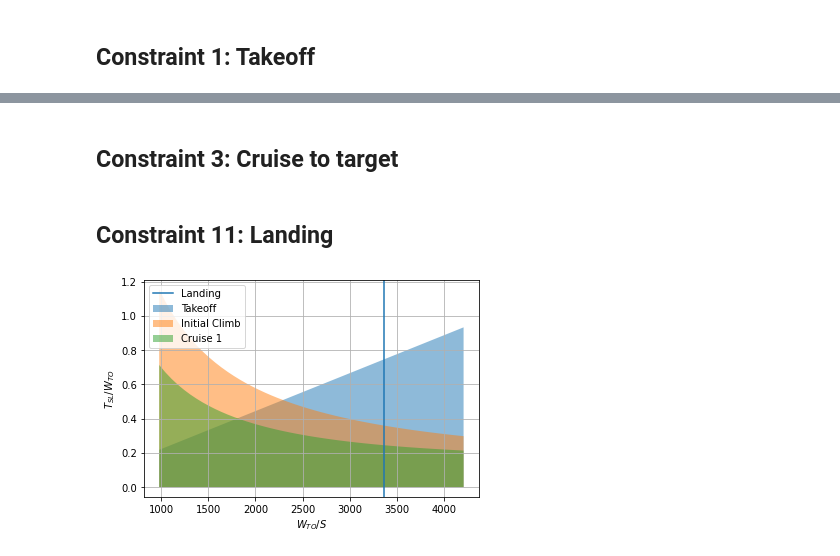
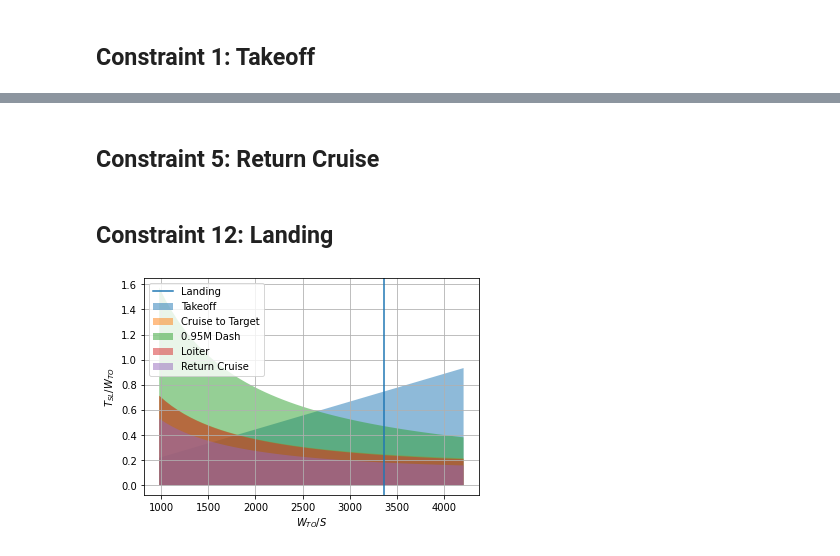
Before and after one commit to SamJBerry/20TTC010, a Jupyter notebook: notebooks/constraint_analysis.ipynb, the cells around one changed output, grey strips where cells are left out. Drawn from its saved outputs; the diff is of its cells as text; code cells hidden in the pictures.

Commit message:
Add only necessary constraints

```diff
--- a/notebooks/constraint_analysis.ipynb
+++ b/notebooks/constraint_analysis.ipynb
@@ -76,7 +76,7 @@ df['T/W_0'] = beta**2/alpha * k_LO**2 / (s_G*g*rho*C_L_max_TO) * df['W/S']
 # %%
-beta = mission_data["Beta"][1]
-alpha = 0.7
-q = 19616
-V = mission_data["Speed"][1] * 343  #TODO Change for altitude
+beta = mission_data["Beta"][2]
+alpha = 0.6
+q = 10322.25
 k_1 = 0.085
-df['T/W_1'] = beta/alpha * ((C_D_0)/(beta/q*df['W/S']) + k_1*beta/q*df['W/S'] + 1/V)
+
+df['T/W_1'] = beta/alpha * ((C_D_0)/(beta/q*df['W/S']) + k_1*beta/q*df['W/S'])
@@ -82,0 +85,7 @@ df['T/W_1'] = beta/alpha * ((C_D_0)/(beta/q*df['W/S']) + k_1*beta/q*df['W/S'] +
+# %%
+beta = mission_data["Beta"][5]
+alpha = 0.6
+q = 23134
+k_1 = 0.085
+
+df['T/W_2'] = beta/alpha * ((C_D_0)/(beta/q*df['W/S']) + k_1*beta/q*df['W/S'])
@@ -83,14 +94,19 @@ df['T/W_1'] = beta/alpha * ((C_D_0)/(beta/q*df['W/S']) + k_1*beta/q*df['W/S'] +
+# %%
+beta = mission_data["Beta"][3]
+alpha = 0.6
+q = 10332.25
+k_1 = 0.085
+df['T/W_3'] = beta/alpha * ((C_D_0)/(beta/q*df['W/S']) + k_1*beta/q*df['W/S'])
 # %% [markdown]
-## Constraint 3: Cruise to target
+## Constraint 5: Return Cruise
 # %%
-beta = mission_data["Beta"][2]
+beta = mission_data["Beta"][7]
 alpha = 0.6
-q = 10322.25
+q = 7675
 k_1 = 0.085
-
-df['T/W_2'] = beta/alpha * ((C_D_0)/(beta/q*df['W/S']) + k_1*beta/q*df['W/S'])
+df['T/W_4'] = beta/alpha * ((C_D_0)/(beta/q*df['W/S']) + k_1*beta/q*df['W/S'])
 # %% [markdown]
-## Constraint 11: Landing
+## Constraint 12: Landing
 # %%
 s_L = 200
 beta = 0.6
@@ -103,12 +119,15 @@ W_TO_S = s_L / (beta*k_L**2) * (mu*g*rho*C_L_max_land)
 # %%
 plt.axvline(W_TO_S, label = "Landing")
 plt.fill_between(df['W/S'], df['T/W_0'], label="Takeoff", alpha=0.5)
-plt.fill_between(df['W/S'], df['T/W_1'], label="Initial Climb", alpha=0.5)
-plt.fill_between(df['W/S'], df['T/W_2'], label="Cruise 1", alpha=0.5)
+plt.fill_between(df['W/S'], df['T/W_1'], label="Cruise to Target", alpha=0.5)
+plt.fill_between(df['W/S'], df['T/W_2'], label="0.95M Dash", alpha=0.5)
+plt.fill_between(df['W/S'], df['T/W_3'], label="Loiter", alpha=0.5)
+plt.fill_between(df['W/S'], df['T/W_4'], label="Return Cruise", alpha=0.5)
+
 plt.xlabel('$W_{TO}/S$')
 plt.ylabel('$T_{SL}/W_{TO}$')
 plt.grid()
 plt.legend()
 plt.show()
 # %% [output]
-[figure, old version]
+[figure, new version]
```
Also changed, not shown: parts of 3 cells of this notebook.
